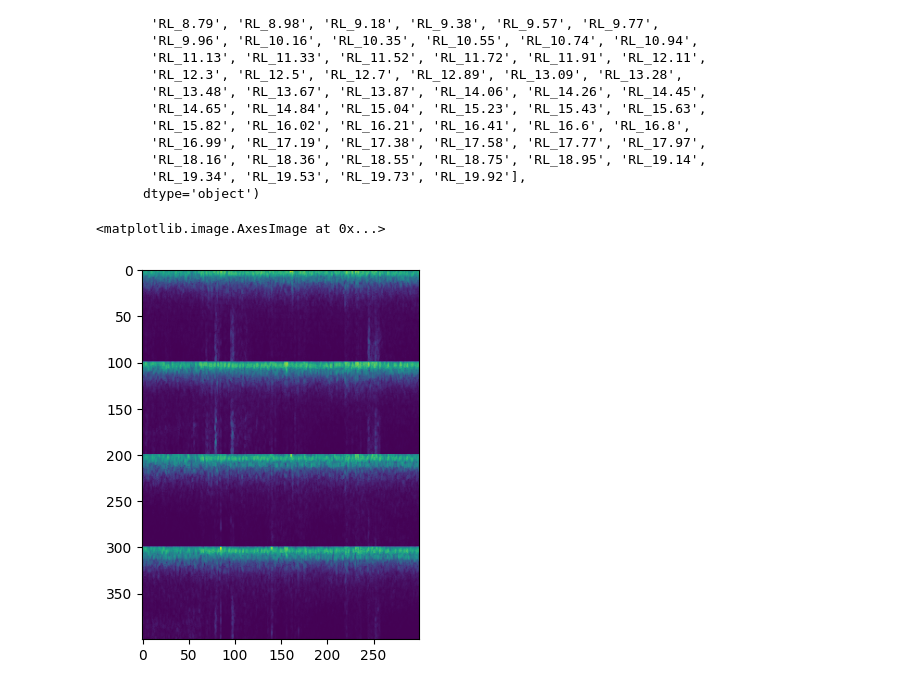
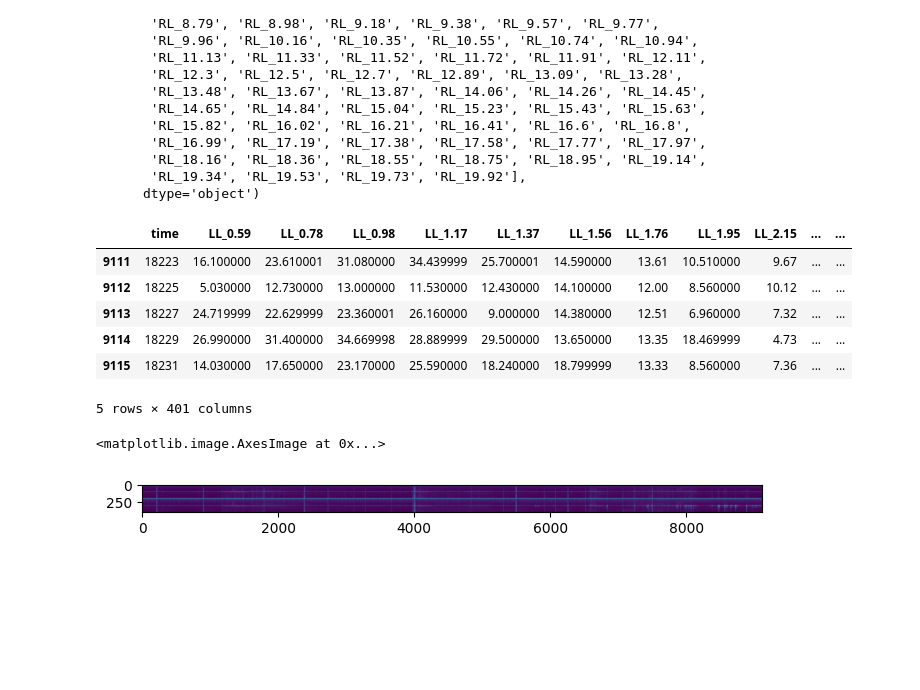
Before and after one commit to allispaul/brains, a Jupyter notebook: data-exploration.ipynb, the cells around one changed output. Drawn from its saved outputs; the diff is of its cells as text; code cells hidden in the pictures; blank space fills up the shorter version.

```diff
--- a/data-exploration.ipynb
+++ b/data-exploration.ipynb
@@ -114,16 +121,27 @@ Index(['RL_0.59', 'RL_0.78', 'RL_0.98', 'RL_1.17', 'RL_1.37', 'RL_1.56',
        'RL_18.16', 'RL_18.36', 'RL_18.55', 'RL_18.75', 'RL_18.95', 'RL_19.14',
        'RL_19.34', 'RL_19.53', 'RL_19.73', 'RL_19.92'],
       dtype='object')
+# %%
+spec_parquet.tail()
+# %% [output]
+|  | time | LL_0.59 | LL_0.78 | LL_0.98 | LL_1.17 | LL_1.37 | LL_1.56 | LL_1.76 | LL_1.95 | LL_2.15 | ... | ... |
+| 9111 | 18223 | 16.100000 | 23.610001 | 31.080000 | 34.439999 | 25.700001 | 14.590000 | 13.61 | 10.510000 | 9.67 | ... | ... |
+| 9112 | 18225 | 5.030000 | 12.730000 | 13.000000 | 11.530000 | 12.430000 | 14.100000 | 12.00 | 8.560000 | 10.12 | ... | ... |
+| 9113 | 18227 | 24.719999 | 22.629999 | 23.360001 | 26.160000 | 9.000000 | 14.380000 | 12.51 | 6.960000 | 7.32 | ... | ... |
+| 9114 | 18229 | 26.990000 | 31.400000 | 34.669998 | 28.889999 | 29.500000 | 13.650000 | 13.35 | 18.469999 | 4.73 | ... | ... |
+| 9115 | 18231 | 14.030000 | 17.650000 | 23.170000 | 25.590000 | 18.240000 | 18.799999 | 13.33 | 8.560000 | 7.36 | ... | ... |
+5 rows × 401 columns
 # %%
 img = spec_parquet.iloc[:, 1:].values
 img = np.log1p(img)
 img = img.transpose()
 img -= img.min()
 img /= img.max() + 1e-4
+plt.figure(figsize=(8,8))
 plt.imshow(img)
 # %% [output]
 <matplotlib.image.AxesImage at 0x...>
-[figure, old version]
+[figure, new version]
 # %%
 metadata[metadata.eeg_id == metadata.iloc[idx].eeg_id]
 # %% [output]
```
Also changed, not shown: parts of 14 cells of this notebook, 1 other file.
